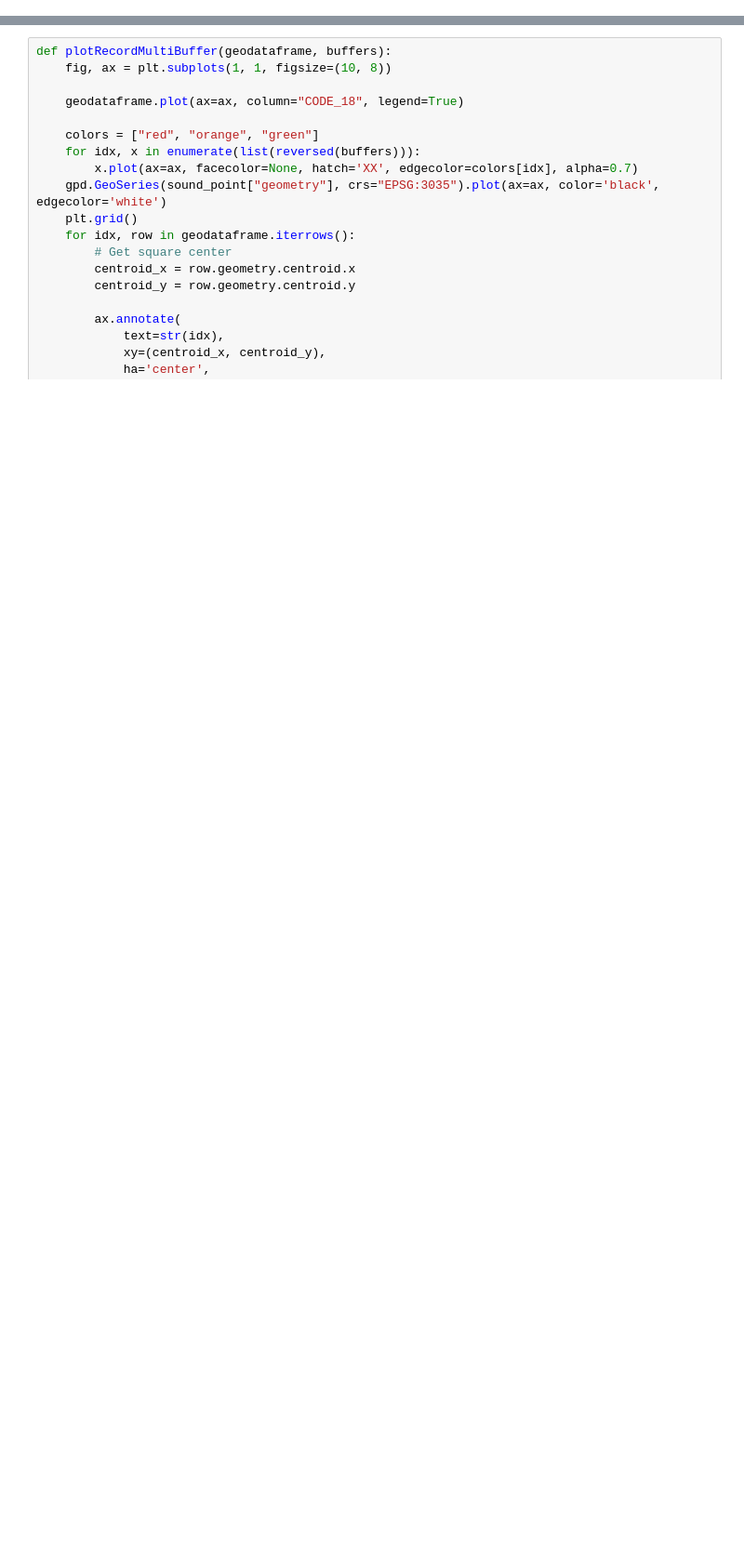
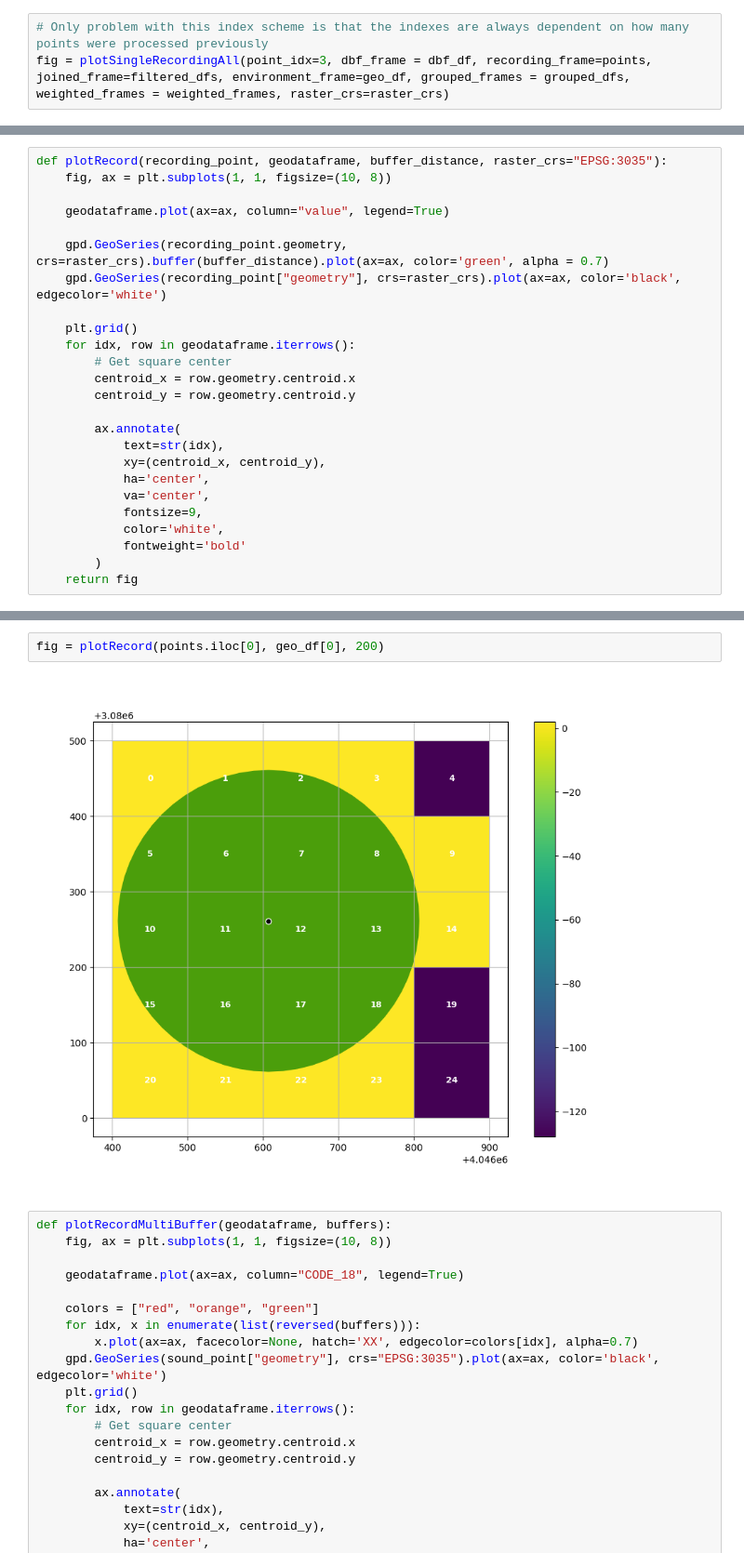
Before and after one commit to mfherrm/BioOTon, a Jupyter notebook: CORINE.ipynb, the cells around one changed output, grey strips where cells are left out. Shown at 93% size. Cells and saved outputs as stored; diff of their text form; blank space fills up the shorter version.

```diff
--- a/CORINE.ipynb
+++ b/CORINE.ipynb
@@ -385,0 +61,3 @@ value
+# %%
+# Only problem with this index scheme is that the indexes are always dependent on how many points were processed previously
+fig = plotSingleRecordingAll(point_idx=3, dbf_frame = dbf_df, recording_frame=points, joined_frame=filtered_dfs, environment_frame=geo_df, grouped_frames = grouped_dfs, weighted_frames = weighted_frames, raster_crs=raster_crs)
@@ -385,0 +66,25 @@ value
+# %%
+def plotRecord(recording_point, geodataframe, buffer_distance, raster_crs="EPSG:3035"):
+    fig, ax = plt.subplots(1, 1, figsize=(10, 8))
+
+    geodataframe.plot(ax=ax, column="value", legend=True)
+
+    gpd.GeoSeries(recording_point.geometry, crs=raster_crs).buffer(buffer_distance).plot(ax=ax, color='green', alpha = 0.7)
+    gpd.GeoSeries(recording_point["geometry"], crs=raster_crs).plot(ax=ax, color='black', edgecolor='white')
+
+    plt.grid()
+    for idx, row in geodataframe.iterrows():
+        # Get square center
+        centroid_x = row.geometry.centroid.x
+        centroid_y = row.geometry.centroid.y
+
+        ax.annotate(
+            text=str(idx),
+            xy=(centroid_x, centroid_y),
+            ha='center',
+            va='center',
+            fontsize=9,
+            color='white',
+            fontweight='bold'
+        )
+    return fig
@@ -386,3 +229,7 @@ value
+# %%
+fig = plotRecord(points.iloc[0], geo_df[0], 200)
+# %% [output]
+[figure, added]
 # %%
 def plotRecordMultiBuffer(geodataframe, buffers):
     fig, ax = plt.subplots(1, 1, figsize=(10, 8))
```
Also changed, not shown: parts of 63 cells of this notebook, 8 other files.
